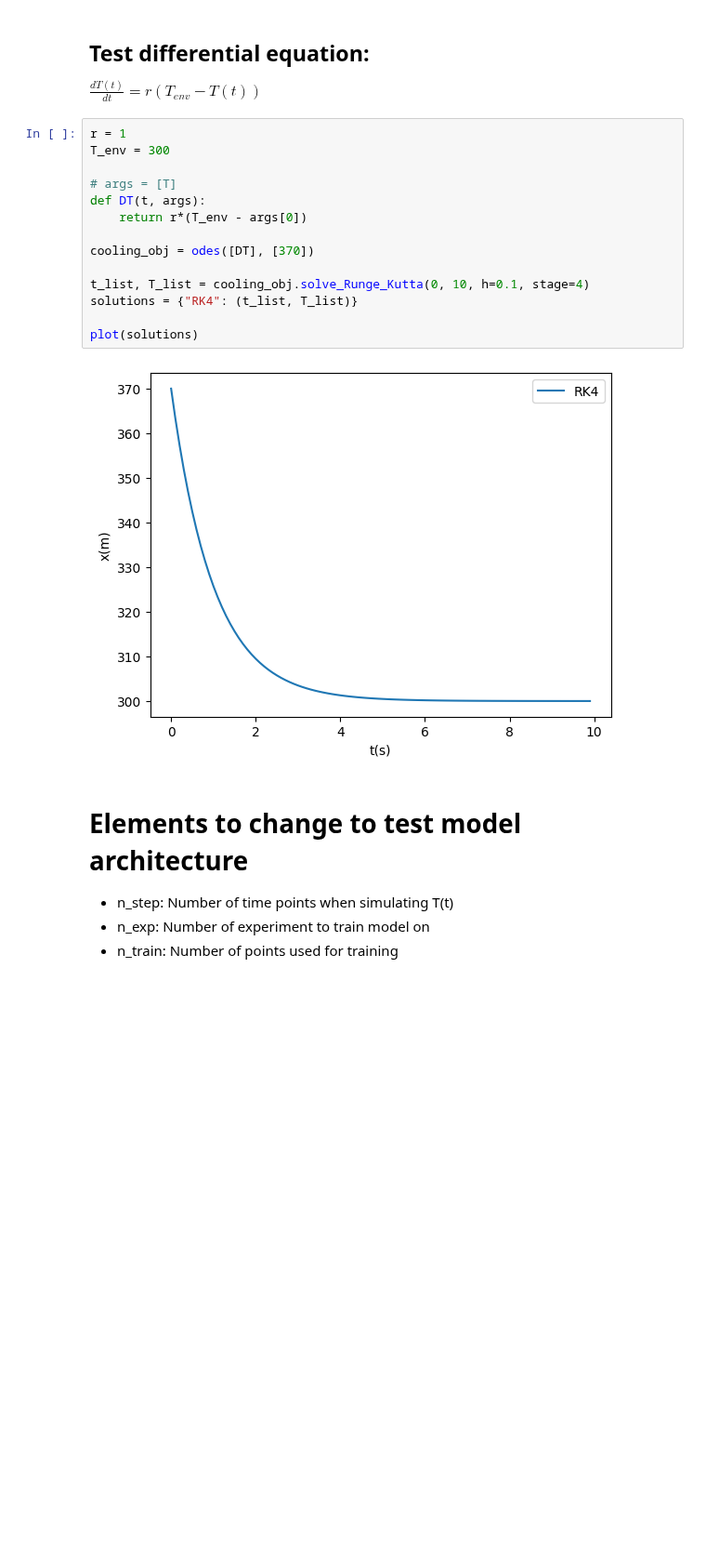
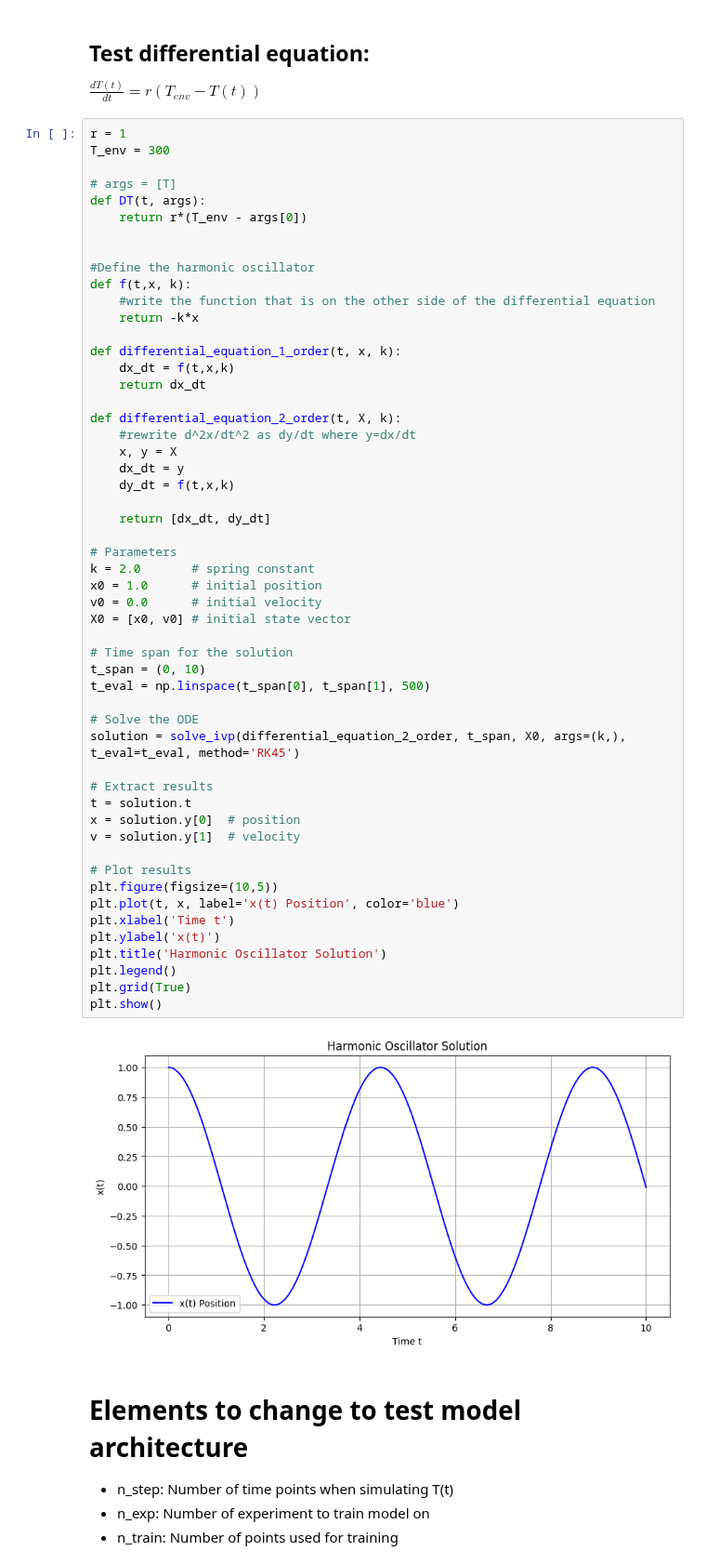
Before and after one commit to gvansan/Machine-learning-project, a Jupyter notebook: Code.ipynb, the cells around one changed output. Shown at 93% size. Cells and saved outputs as stored; diff of their text form; blank space fills up the shorter version.

Commit message:
small changes to numerical method

```diff
--- a/Code.ipynb
+++ b/Code.ipynb
@@ -13,19 +14,58 @@ $\frac{dT(t)}{dt} = r(T_{env} - T(t))$
 # %%
 r = 1
 T_env = 300
 
 # args = [T]
 def DT(t, args):
     return r*(T_env - args[0])
 
-cooling_obj = odes([DT], [370])
 
-t_list, T_list = cooling_obj.solve_Runge_Kutta(0, 10, h=0.1, stage=4)
-solutions = {"RK4": (t_list, T_list)}
+#Define the harmonic oscillator
+def f(t,x, k):
+    #write the function that is on the other side of the differential equation
+    return -k*x
 
-plot(solutions)
+def differential_equation_1_order(t, x, k):
+    dx_dt = f(t,x,k)
+    return dx_dt
+
+def differential_equation_2_order(t, X, k):
+    #rewrite d^2x/dt^2 as dy/dt where y=dx/dt
+    x, y = X
+    dx_dt = y
+    dy_dt = f(t,x,k)
+
+    return [dx_dt, dy_dt]
+
+# Parameters
+k = 2.0       # spring constant
+x0 = 1.0      # initial position
+v0 = 0.0      # initial velocity
+X0 = [x0, v0] # initial state vector
+
+# Time span for the solution
+t_span = (0, 10)
+t_eval = np.linspace(t_span[0], t_span[1], 500)
+
+# Solve the ODE
+solution = solve_ivp(differential_equation_2_order, t_span, X0, args=(k,), t_eval=t_eval, method='RK45')
+
+# Extract results
+t = solution.t
+x = solution.y[0]  # position
+v = solution.y[1]  # velocity
+
+# Plot results
+plt.figure(figsize=(10,5))
+plt.plot(t, x, label='x(t) Position', color='blue')
+plt.xlabel('Time t')
+plt.ylabel('x(t)')
+plt.title('Harmonic Oscillator Solution')
+plt.legend()
+plt.grid(True)
+plt.show()
 # %% [output]
-[figure, old version]
+[figure, new version]
 # %% [markdown]
 # Elements to change to test model architecture
 
```
Also changed, not shown: parts of 1 cell of this notebook.
